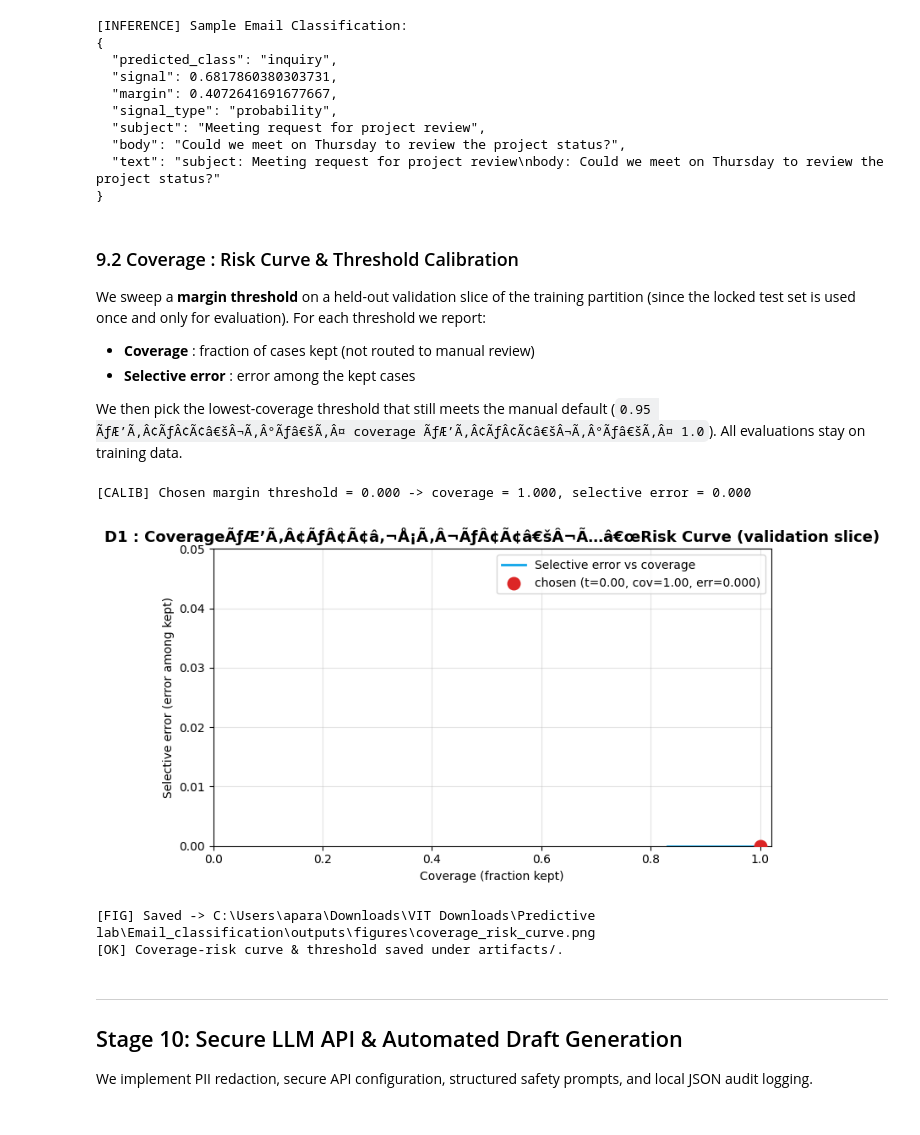
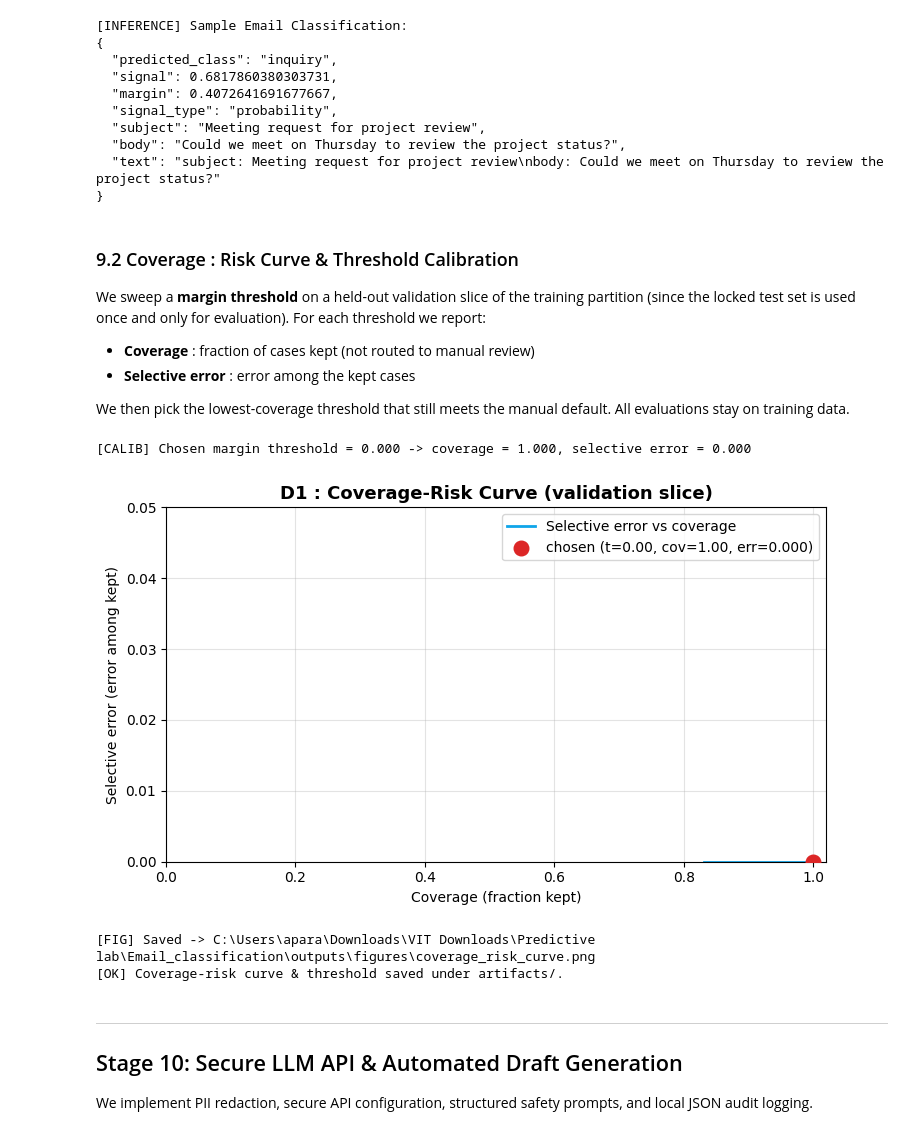
Before and after one commit to Raunak-23/Predictive_Analytics, a Jupyter notebook: Email_classification/notebooks/EmailIntentClassification.ipynb, the cells around one changed output. Saved outputs shown, nothing was run; the diff lists cells and outputs as text; code cells hidden in the pictures.

```diff
--- a/Email_classification/notebooks/EmailIntentClassification.ipynb
+++ b/Email_classification/notebooks/EmailIntentClassification.ipynb
@@ -1374,7 +1418,7 @@ partition (since the locked test set is used once and only for evaluation). For
 - **Selective error** : error among the kept cases
 
 We then pick the lowest-coverage threshold that still meets the manual
-default (`0.95 ÃƒÆ’Ã‚Â¢ÃƒÂ¢Ã¢â€šÂ¬Ã‚Â°Ãƒâ€šÃ‚Â¤ coverage ÃƒÆ’Ã‚Â¢ÃƒÂ¢Ã¢â€šÂ¬Ã‚Â°Ãƒâ€šÃ‚Â¤ 1.0`). All evaluations stay on training data.
+default. All evaluations stay on training data.
 # %%
 
 # ============================================================
@@ -1428,35 +1472,35 @@ print(f"[CALIB] Chosen margin threshold = {chosen_threshold:.3f} "
 # Coverage-risk plot
 fig, ax = plt.subplots(figsize=(7.5, 4.5))
 ax.plot(cal_df["coverage"], cal_df["selective_error"],
         color="#0ea5e9", linewidth=2, label="Selective error vs coverage")
 ax.scatter([chosen_coverage], [chosen_err], color="#dc2626", s=110, zorder=5,
            label=f"chosen (t={chosen_threshold:.2f}, cov={chosen_coverage:.2f}, err={chosen_err:.3f})")
 ax.set_xlabel("Coverage (fraction kept)")
 ax.set_ylabel("Selective error (error among kept)")
-ax.set_title("D1 : CoverageÃƒÆ’Ã‚Â¢ÃƒÂ¢Ã¢â‚¬Å¡Ã‚Â¬ÃƒÂ¢Ã¢â€šÂ¬Ã…â€œRisk Curve (validation slice)", fontsize=13, fontweight="bold")
+ax.set_title("D1 : Coverage-Risk Curve (validation slice)", fontsize=13, fontweight="bold")
 ax.set_xlim(0, 1.02)
 ax.set_ylim(0, max(0.05, np.nanmax(cal_df["selective_error"].values) * 1.1))
 ax.grid(True, alpha=0.35)
 ax.legend(loc="upper right")
 fig.tight_layout()
 fig_path = FIG_DIR / "coverage_risk_curve.png"
 fig.savefig(fig_path, dpi=150)
 plt.show()
 print(f"[FIG] Saved -> {fig_path.resolve()}")
 
 cal_df.to_csv(ARTIFACT_DIR / "coverage_risk_curve.csv", index=False)
 
 with open(ARTIFACT_DIR / "coverage_threshold.json", "w", encoding="utf-8") as fh:
     json.dump({
         "threshold": chosen_threshold,
         "coverage":  chosen_coverage,
         "selective_error": chosen_err,
         "model": best_name,
     }, fh, indent=2)
 print(f"[OK] Coverage-risk curve & threshold saved under artifacts/.")
 # %% [output]
 [CALIB] Chosen margin threshold = 0.000 -> coverage = 1.000, selective error = 0.000
-[figure, old version]
+[figure, new version]
 [FIG] Saved -> C:\Users\apara\Downloads\VIT Downloads\Predictive lab\Email_classification\outputs\figures\coverage_risk_curve.png
 [OK] Coverage-risk curve & threshold saved under artifacts/.
 # %% [markdown]
```
Also changed, not shown: parts of 4 cells of this notebook, 27 other files.
